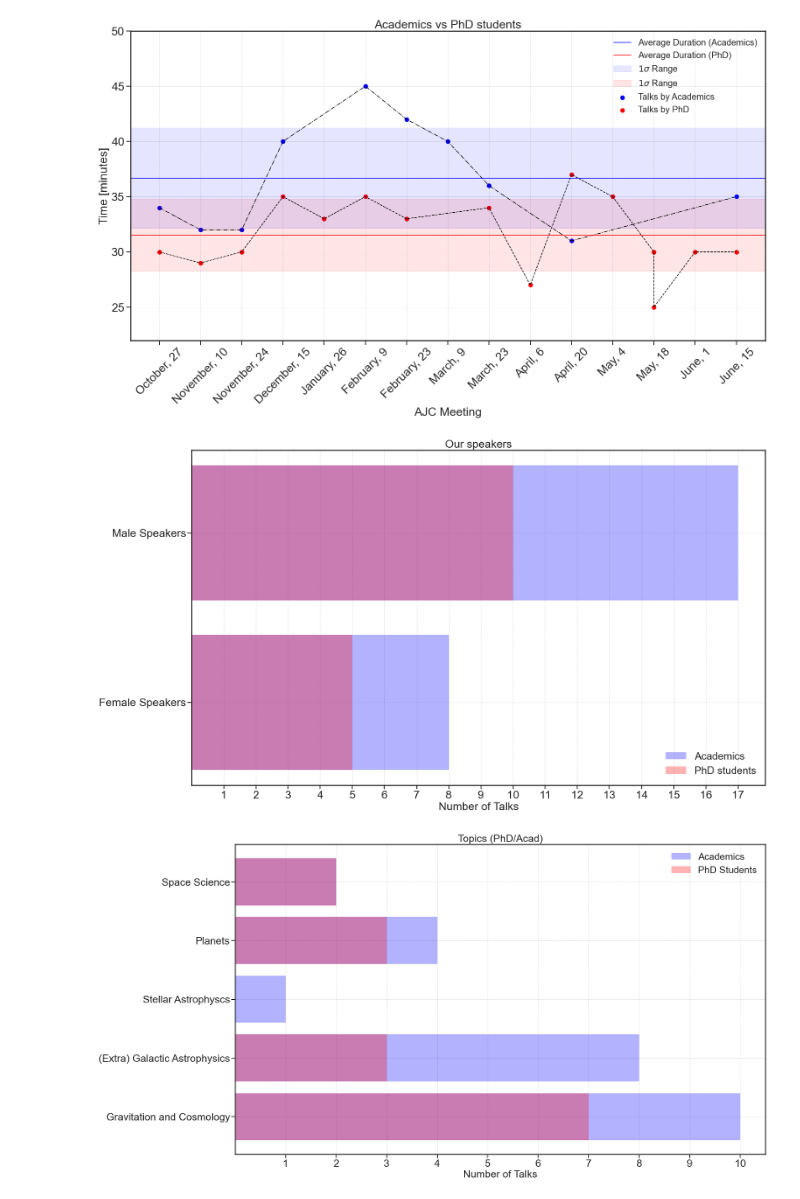
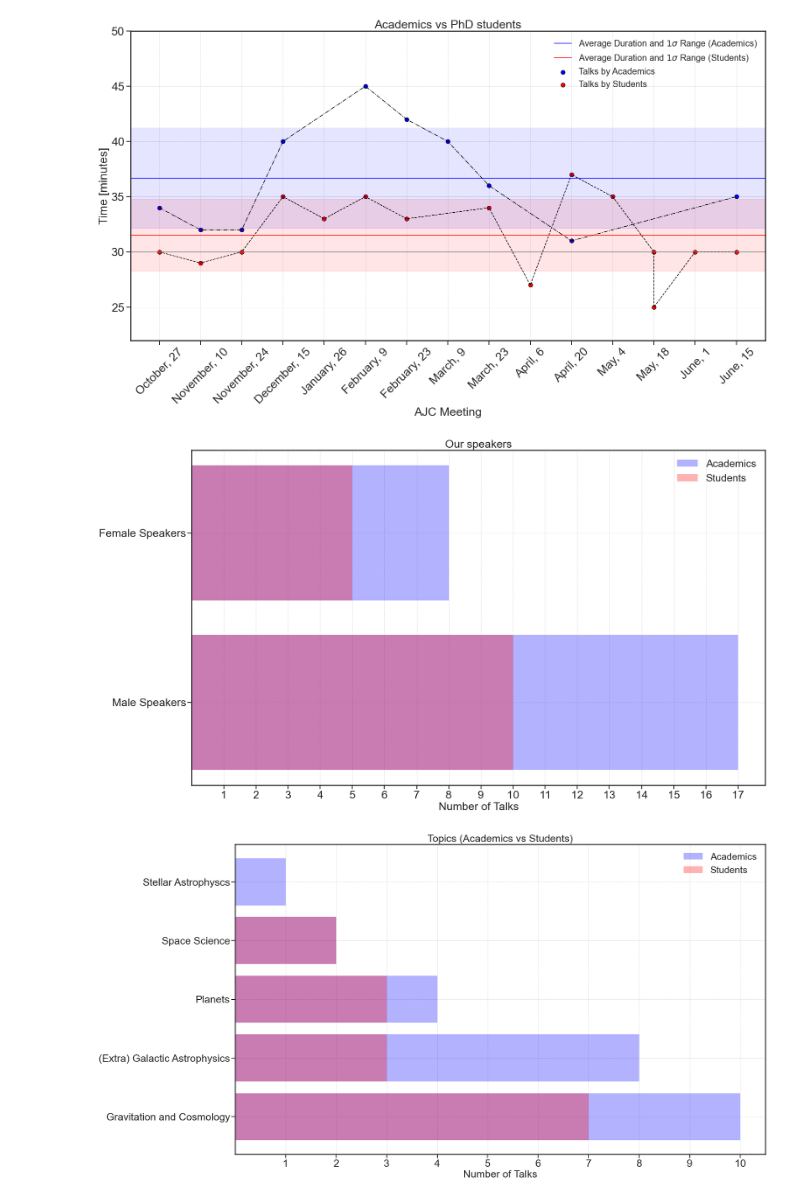
Before and after one commit to WilliamGiare/Astrophysics_Journal_CLub, a Jupyter notebook: Data & Analysis/AJC_analysis.ipynb, the cells around one changed output. Cells and saved outputs as stored; diff of their text form; code cells hidden in the pictures.

```diff
--- a/Data & Analysis/AJC_analysis.ipynb
+++ b/Data & Analysis/AJC_analysis.ipynb
@@ -321,17 +360,17 @@ ax1.set_title('Academics vs PhD students')
 
 ax1.set_ylim(22,50)
 
-ax1.scatter(Acad_meetings,Acad_time,s=90, alpha=1,color="b",label="Talks by Academics")
+ax1.scatter(Acad_meetings,Acad_time,s=90, alpha=1,color="b",edgecolors= "k",label="Talks by Academics")
 ax1.plot(Acad_meetings,Acad_time,color="k",linestyle="-.")
 
-ax1.scatter(PhD_meetings,PhD_time,s=90, alpha=1,color="r",label="Talks by PhD")
+ax1.scatter(PhD_meetings,PhD_time,s=90, alpha=1,color="r",edgecolors= "k",label="Talks by Students")
 ax1.plot(PhD_meetings,PhD_time,color="k",linestyle="--")
 
-plt.axhline(t_mean_Acad,color="b",label="Average Duration (Academics)")
-plt.axhspan(t_mean_Acad-t_std_Acad,t_mean_Acad+t_std_Acad,color="blue",alpha=0.1,label="$1\sigma$ Range")
+plt.axhline(t_mean_Acad,color="b",label="Average Duration and $1\sigma$ Range (Academics)")
+plt.axhspan(t_mean_Acad-t_std_Acad,t_mean_Acad+t_std_Acad,color="blue",alpha=0.1) #label="$1\sigma$ Range (Academics)")
 
-plt.axhline(t_mean_PhD,color="r",label="Average Duration (PhD)")
-plt.axhspan(t_mean_PhD-t_std_PhD,t_mean_PhD+t_std_PhD,color="r",alpha=0.1,label="$1\sigma$ Range")
+plt.axhline(t_mean_PhD,color="r",label="Average Duration and $1\sigma$ Range (Students)")
+plt.axhspan(t_mean_PhD-t_std_PhD,t_mean_PhD+t_std_PhD,color="r",alpha=0.1) #label="$1\sigma$ Range (Students)")
 
 labels = [item.get_text() for item in ax1.get_xticklabels()]
 labels[0]='October, 27'
@@ -351,49 +390,51 @@ labels[13]='June, 1'
 labels[14]='June, 15'
 ax1.set_xticklabels(labels)
 
+plt.axhline(30,color="grey")
+
 plt.legend(fontsize="20")
 
 plt.show()
 
 #plt.savefig("Plot/Academics_vs_png.pdf")
 # %% [output]
-[figure, old version]
+[figure, new version]
 # %%
 plt.rcParams["axes.edgecolor"] = "0.15"
 plt.rcParams["axes.linewidth"]  = "2.5"
 plt.rcParams["ytick.labelsize"]  = "27"
 plt.rcParams["xtick.labelsize"]  = "27"
 plt.rcParams["axes.titlesize"]  = "27"
 plt.rcParams["figure.figsize"] = [25, 15]
 plt.rcParams['xtick.major.size'] = 10
 plt.rcParams['xtick.major.width'] = 2
 plt.rcParams['xtick.minor.size'] = 5
 plt.rcParams['xtick.minor.width'] = 1
 plt.rcParams['ytick.major.size'] = 10
 plt.rcParams['ytick.major.width'] = 2
 plt.rcParams['ytick.minor.size'] = 5
 plt.rcParams['ytick.minor.width'] = 1
 
 ax1 = plt.subplot(111)
 plt.xticks(np.arange(min(AJC_data[:,0]), max(AJC_data[:,0])+3, 1.0))
 ax1.set_xlabel(r'Number of Talks',fontsize = 27)
 
 ax1.set_title('Our speakers')
 ax1.grid(linestyle='--',linewidth=0.7)
 
-gender= ("Female Speakers" , "Male Speakers")
+gender= ("Male Speakers","Female Speakers")
 
 
-gender_speaker_total=[female_Acad+female_PhD, male_Acad+male_PhD]
-gender_speaker_PhD=[female_PhD,male_PhD]
+gender_speaker_total=[male_Acad+male_PhD,female_Acad+female_PhD]
+gender_speaker_PhD=[male_PhD,female_PhD]
 
 ax1.barh(gender, gender_speaker_total,label="Academics",color="blue",alpha=0.3)
-ax1.barh(gender, gender_speaker_PhD,label="PhD students",color="red",alpha=0.3)
+ax1.barh(gender, gender_speaker_PhD,label="Students",color="red",alpha=0.3)
 plt.legend(fontsize="25")
 plt.show()
 #plt.savefig("Plot/Gender.pdf")
 # %% [output]
-[figure, old version]
+[figure, new version]
 # %%
 plt.rcParams["axes.edgecolor"] = "0.15"
 plt.rcParams["axes.linewidth"]  = "2.5"
@@ -414,21 +455,21 @@ ax1 = plt.subplot(111)
 
 plt.xticks(np.arange(min(AJC_data[:,0]), max(AJC_data[:,0])+2, 1.0))
 
-ax1.set_title('Topics (PhD/Acad)')
+ax1.set_title('Topics (Academics vs Students)')
 ax1.grid(linestyle='--',linewidth=0.7)
 ax1.set_xlabel(r'Number of Talks',fontsize = 27)
-topics=("Gravitation and Cosmology", "(Extra) Galactic Astrophysics","Stellar Astrophyscs","Planets","Space Science")
-Total_topic_talks=[Cosmology,Galactic,Stellar,Planets,SpaceS]
-PhD_topic_talks=[Cosmology_PhD,Galactic_PhD,Stellar_PhD,Planets_PhD,SpaceS_PhD]
+topics=("Gravitation and Cosmology", "(Extra) Galactic Astrophysics","Planets","Space Science","Stellar Astrophyscs",)
+Total_topic_talks=[Cosmology,Galactic,Planets,SpaceS,Stellar]
+PhD_topic_talks=[Cosmology_PhD,Galactic_PhD,Planets_PhD,SpaceS_PhD,Stellar_PhD]
 
 ax1.barh(topics,Total_topic_talks,label="Academics",color="blue",alpha=0.3)
-ax1.barh(topics,PhD_topic_talks,label="PhD Students",color="red",alpha=0.3)
+ax1.barh(topics,PhD_topic_talks,label="Students",color="red",alpha=0.3)
 
 ax1.legend(fontsize="25")
 
 plt.show()
 # %% [output]
-[figure, old version]
+[figure, new version]
 # %%
 plt.rcParams["axes.edgecolor"] = "0.15"
 plt.rcParams["axes.linewidth"]  = "2.5"
```
Also changed, not shown: parts of 7 cells of this notebook.
